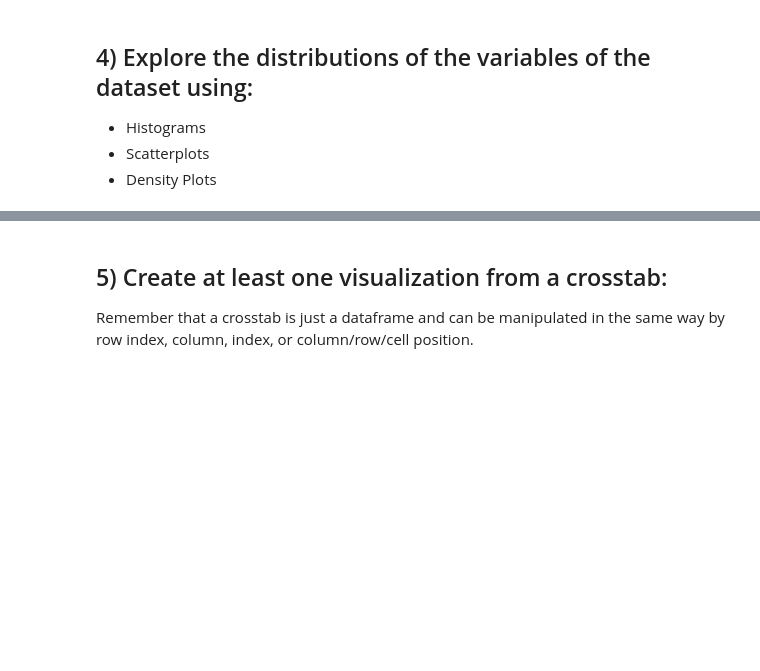
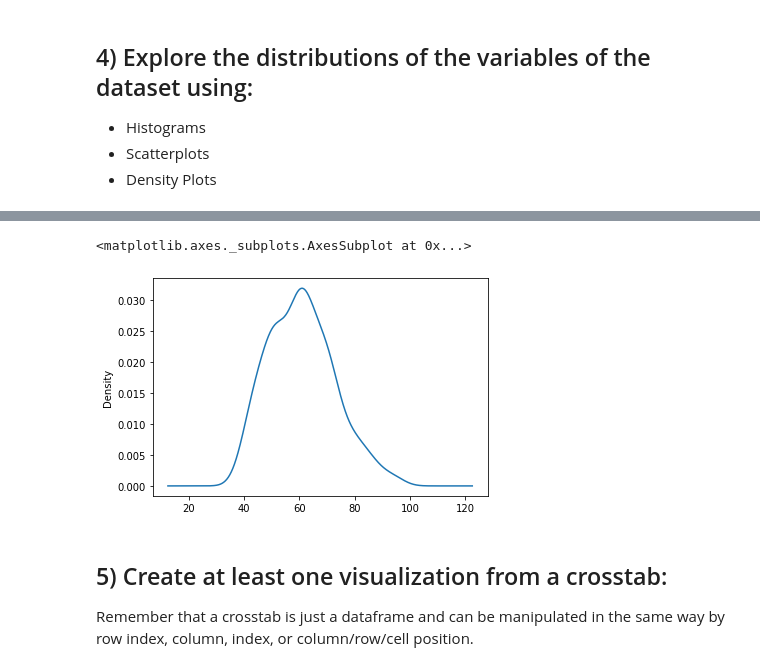
Before and after one commit to yestrella14/DS-Unit-1-Sprint-1-Data-Wrangling-and-Storytelling, a Jupyter notebook: module1-exploratory-data-analysis/LS_DS_111_Exploratory_Data_Analysis_Assignment.ipynb, the cells around one changed output, grey strips where cells are left out. Cells and saved outputs as stored; diff of their text form; code cells hidden in the pictures; blank space fills up the shorter version.

```diff
--- a/module1-exploratory-data-analysis/LS_DS_111_Exploratory_Data_Analysis_Assignment.ipynb
+++ b/module1-exploratory-data-analysis/LS_DS_111_Exploratory_Data_Analysis_Assignment.ipynb
@@ -117,3 +271,9 @@ Take whichever of the above datasets has more categorical variables and use cros
+# %%
+#Density plots
+heart_failure['age'].plot.density()
+# %% [output]
+<matplotlib.axes._subplots.AxesSubplot at 0x...>
+[figure, added]
 # %% [markdown]
 ## 5) Create at least one visualization from a crosstab:
 
```
Also changed, not shown: parts of 29 cells of this notebook.
